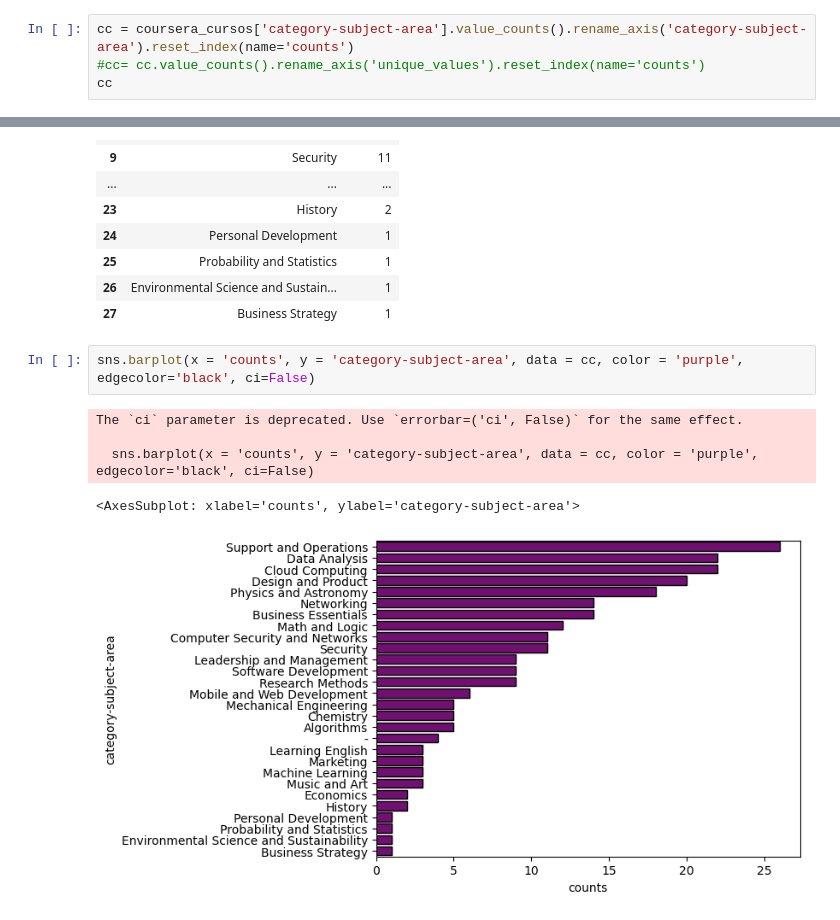
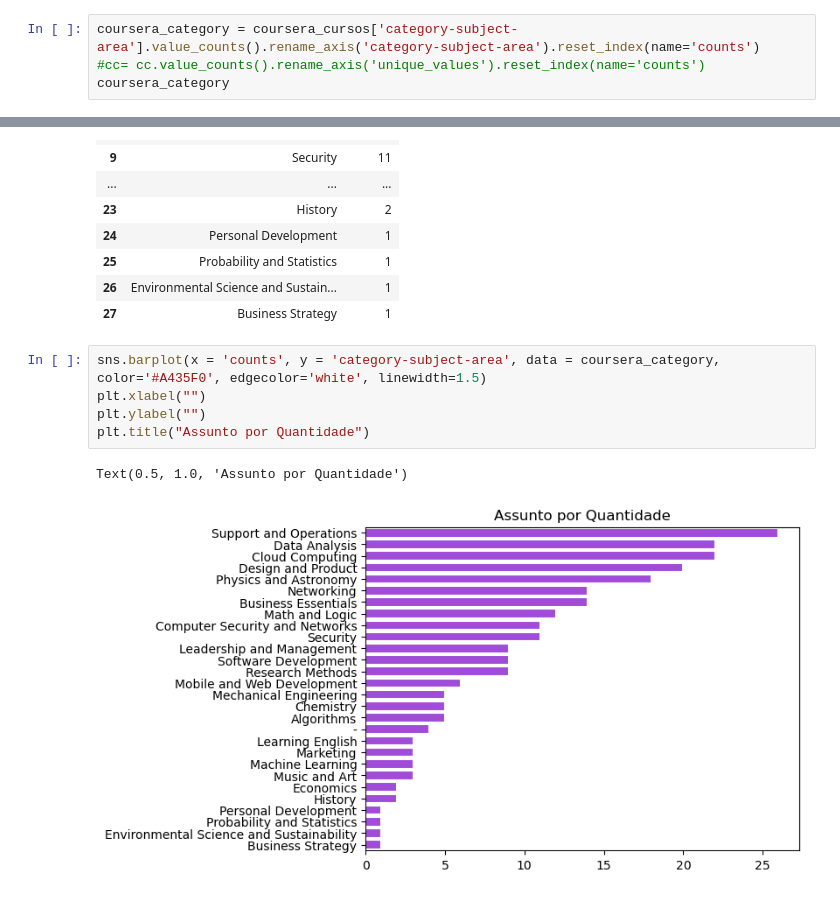
Before and after one commit to ismailymendes/mooc_udemy_coursera, a Jupyter notebook: mooc_udemy_coursera.ipynb, the cells around one changed output, grey strips where cells are left out. Saved outputs shown, nothing was run; the diff lists cells and outputs as text.

```diff
--- a/mooc_udemy_coursera.ipynb
+++ b/mooc_udemy_coursera.ipynb
@@ -897,7 +900,7 @@ Name: category-subject-area, dtype: int64
 # %%
-cc = coursera_cursos['category-subject-area'].value_counts().rename_axis('category-subject-area').reset_index(name='counts')
+coursera_category = coursera_cursos['category-subject-area'].value_counts().rename_axis('category-subject-area').reset_index(name='counts')
 #cc= cc.value_counts().rename_axis('unique_values').reset_index(name='counts')
-cc
+coursera_category
 # %% [output]
 |  | category-subject-area | counts |
 | 0 | Support and Operations | 26 |
@@ -917,10 +920,10 @@ cc
 | 26 | Environmental Science and Sustain... | 1 |
 | 27 | Business Strategy | 1 |
 # %%
-sns.barplot(x = 'counts', y = 'category-subject-area', data = cc, color = 'purple', edgecolor='black', ci=False)
+sns.barplot(x = 'counts', y = 'category-subject-area', data = coursera_category, color='#A435F0', edgecolor='white', linewidth=1.5)
+plt.xlabel("")
+plt.ylabel("")
+plt.title("Assunto por Quantidade")
 # %% [output]
-The `ci` parameter is deprecated. Use `errorbar=('ci', False)` for the same effect.
-
-  sns.barplot(x = 'counts', y = 'category-subject-area', data = cc, color = 'purple', edgecolor='black', ci=False)
+Text(0.5, 1.0, 'Assunto por Quantidade')
-<AxesSubplot: xlabel='counts', ylabel='category-subject-area'>
-[figure, old version]
+[figure, new version]
```
Also changed, not shown: parts of 4 cells of this notebook.
